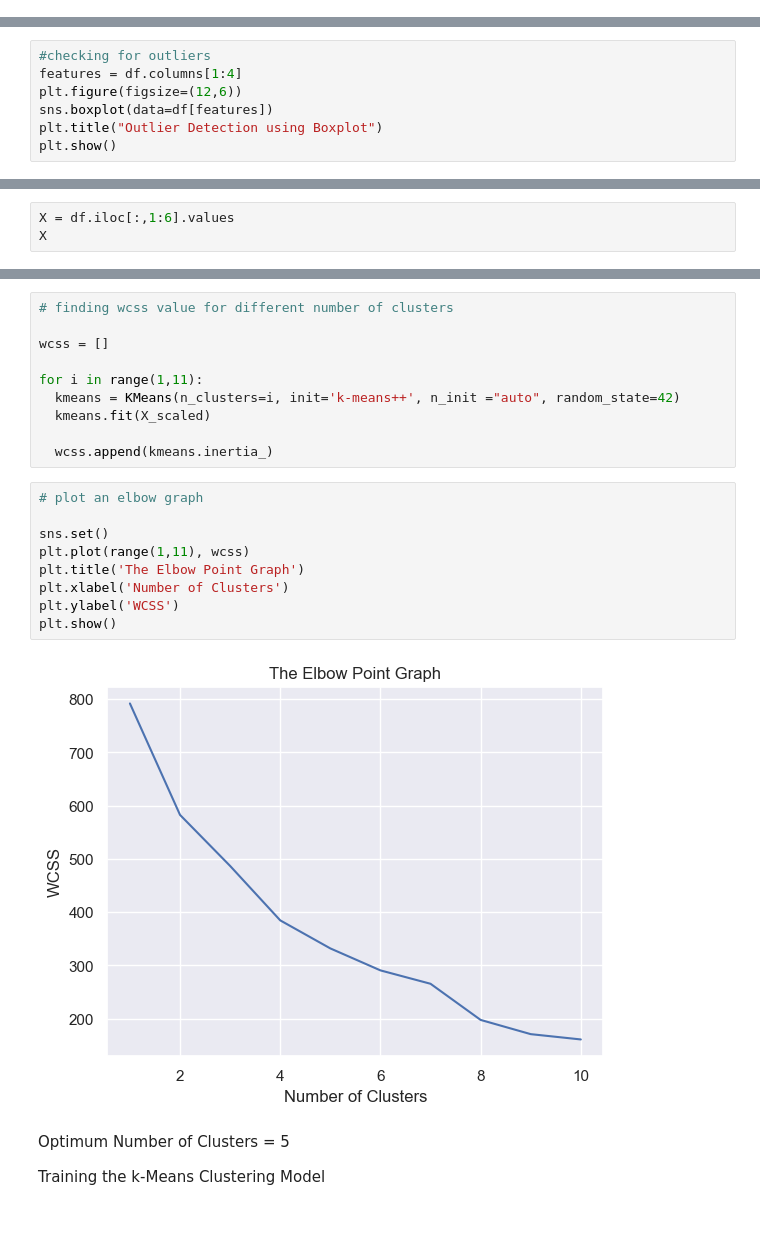
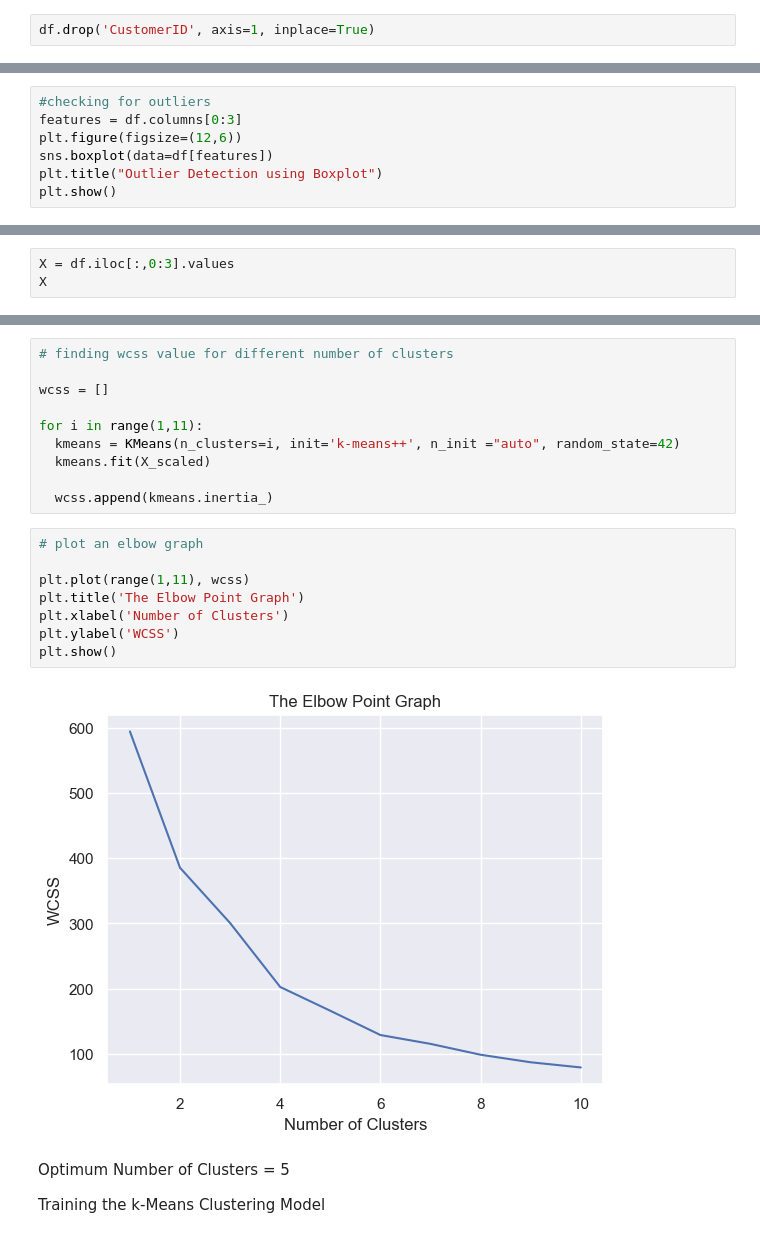
Before and after one commit to mehwish16/Customer-Segmentation, a Jupyter notebook: Customer Segmentation.ipynb, the cells around one changed output, grey strips where cells are left out. Saved outputs shown, nothing was run; the diff lists cells and outputs as text.

```diff
--- a/Customer Segmentation.ipynb
+++ b/Customer Segmentation.ipynb
@@ -65,6 +65,8 @@ df.describe()
 # %%
 #removing null values (if present)
 df.dropna(inplace=True)
+# %%
+df.drop('CustomerID', axis=1, inplace=True)
 # %%
 if "Gender" in df.columns:
     df = pd.get_dummies(df, columns=["Gender"], drop_first=True)
@@ -103,6 +103,6 @@ memory usage: 6.8 KB
 # %%
 #checking for outliers
-features = df.columns[1:4]
+features = df.columns[0:3]
 plt.figure(figsize=(12,6))
 sns.boxplot(data=df[features])
 plt.title("Outlier Detection using Boxplot")
@@ -123,6 +123,6 @@ def remove_outliers(df, col):
 for col in features:
     df = remove_outliers(df, col)
 # %%
-X = df.iloc[:,1:6].values
+X = df.iloc[:,0:3].values
 X
 # %% [output]
@@ -183,14 +183,13 @@ for i in range(1,11):
 # %%
 # plot an elbow graph
 
-sns.set()
 plt.plot(range(1,11), wcss)
 plt.title('The Elbow Point Graph')
 plt.xlabel('Number of Clusters')
 plt.ylabel('WCSS')
 plt.show()
 # %% [output]
-[figure, old version]
+[figure, new version]
 # %% [markdown]
 Optimum Number of Clusters = 5
 
```
Also changed, not shown: parts of 12 cells of this notebook.
